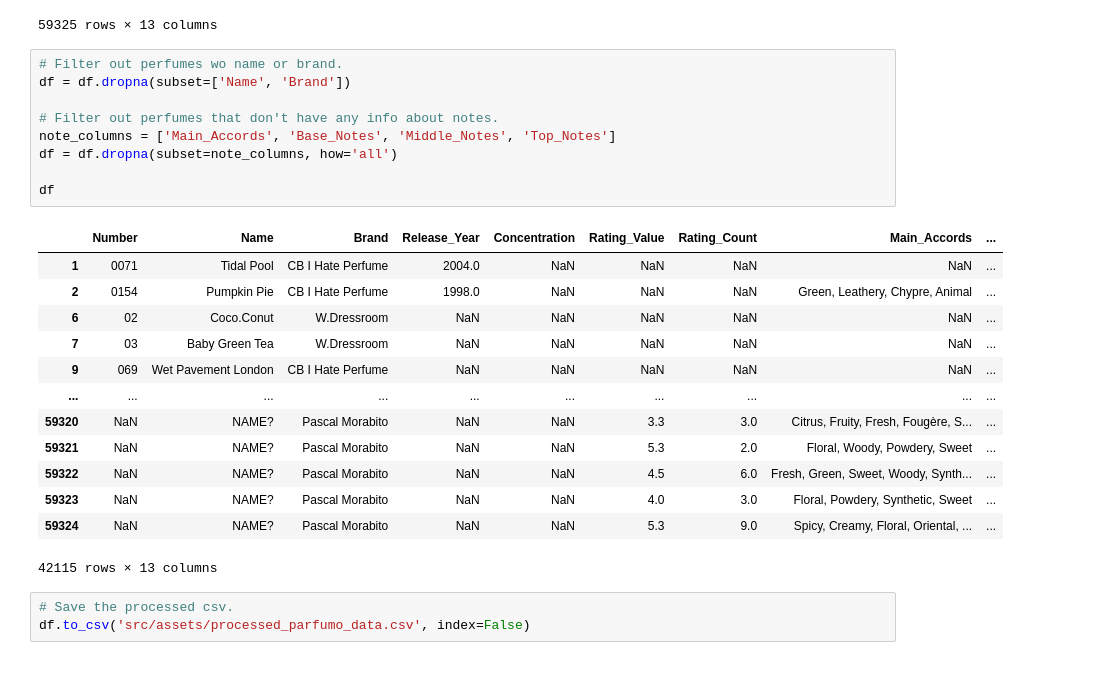
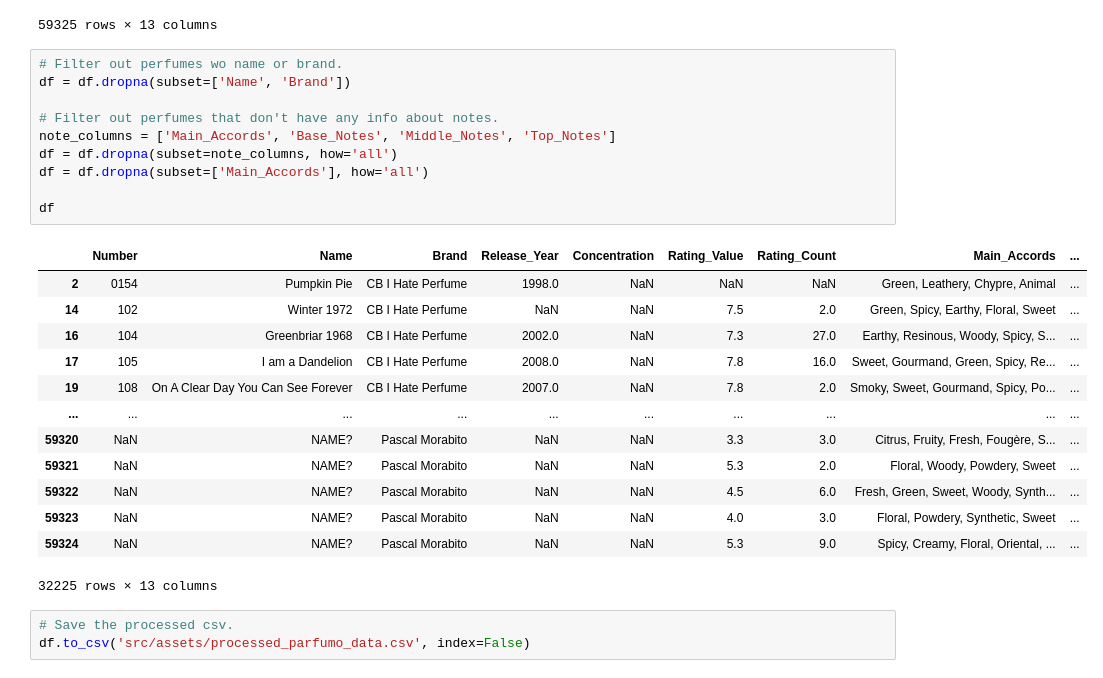
Before and after one commit to yugisu/parfumo-visualization, a Jupyter notebook: prepare-data.ipynb, the cells around one changed output. Drawn from its saved outputs; the diff is of its cells as text.

Commit message:
Filter out perfumes with empty Main_Accords

```diff
--- a/prepare-data.ipynb
+++ b/prepare-data.ipynb
@@ -22,26 +22,27 @@ df
 # %%
 # Filter out perfumes wo name or brand.
 df = df.dropna(subset=['Name', 'Brand'])
 
 # Filter out perfumes that don't have any info about notes.
 note_columns = ['Main_Accords', 'Base_Notes', 'Middle_Notes', 'Top_Notes']
 df = df.dropna(subset=note_columns, how='all')
+df = df.dropna(subset=['Main_Accords'], how='all')
 
 df
 # %% [output]
 |  | Number | Name | Brand | Release_Year | Concentration | Rating_Value | Rating_Count | Main_Accords | ... |
-| 1 | 0071 | Tidal Pool | CB I Hate Perfume | 2004.0 | NaN | NaN | NaN | NaN | ... |
 | 2 | 0154 | Pumpkin Pie | CB I Hate Perfume | 1998.0 | NaN | NaN | NaN | Green, Leathery, Chypre, Animal | ... |
-| 6 | 02 | Coco.Conut | W.Dressroom | NaN | NaN | NaN | NaN | NaN | ... |
-| 7 | 03 | Baby Green Tea | W.Dressroom | NaN | NaN | NaN | NaN | NaN | ... |
-| 9 | 069 | Wet Pavement London | CB I Hate Perfume | NaN | NaN | NaN | NaN | NaN | ... |
+| 14 | 102 | Winter 1972 | CB I Hate Perfume | NaN | NaN | 7.5 | 2.0 | Green, Spicy, Earthy, Floral, Sweet | ... |
+| 16 | 104 | Greenbriar 1968 | CB I Hate Perfume | 2002.0 | NaN | 7.3 | 27.0 | Earthy, Resinous, Woody, Spicy, S... | ... |
+| 17 | 105 | I am a Dandelion | CB I Hate Perfume | 2008.0 | NaN | 7.8 | 16.0 | Sweet, Gourmand, Green, Spicy, Re... | ... |
+| 19 | 108 | On A Clear Day You Can See Forever | CB I Hate Perfume | 2007.0 | NaN | 7.8 | 2.0 | Smoky, Sweet, Gourmand, Spicy, Po... | ... |
 | ... | ... | ... | ... | ... | ... | ... | ... | ... | ... |
 | 59320 | NaN | NAME? | Pascal Morabito | NaN | NaN | 3.3 | 3.0 | Citrus, Fruity, Fresh, Fougère, S... | ... |
 | 59321 | NaN | NAME? | Pascal Morabito | NaN | NaN | 5.3 | 2.0 | Floral, Woody, Powdery, Sweet | ... |
 | 59322 | NaN | NAME? | Pascal Morabito | NaN | NaN | 4.5 | 6.0 | Fresh, Green, Sweet, Woody, Synth... | ... |
 | 59323 | NaN | NAME? | Pascal Morabito | NaN | NaN | 4.0 | 3.0 | Floral, Powdery, Synthetic, Sweet | ... |
 | 59324 | NaN | NAME? | Pascal Morabito | NaN | NaN | 5.3 | 9.0 | Spicy, Creamy, Floral, Oriental, ... | ... |
-42115 rows × 13 columns
+32225 rows × 13 columns
 # %%
 # Save the processed csv.
 df.to_csv('src/assets/processed_parfumo_data.csv', index=False)
```
Also changed, not shown: 1 other file.
